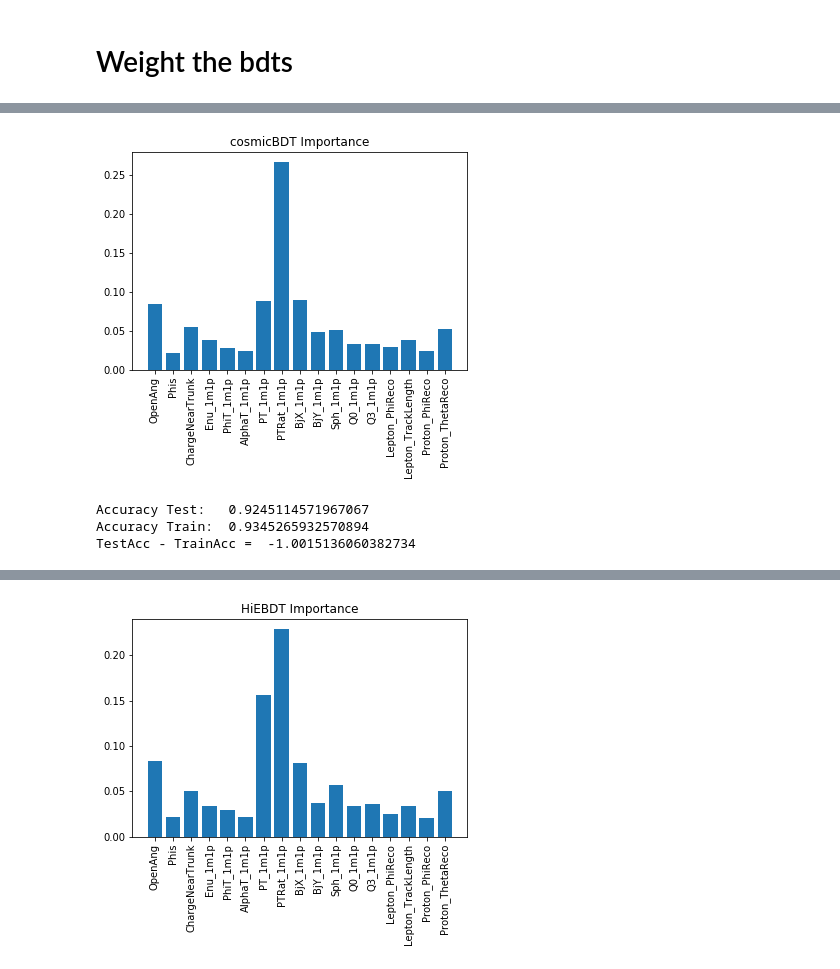
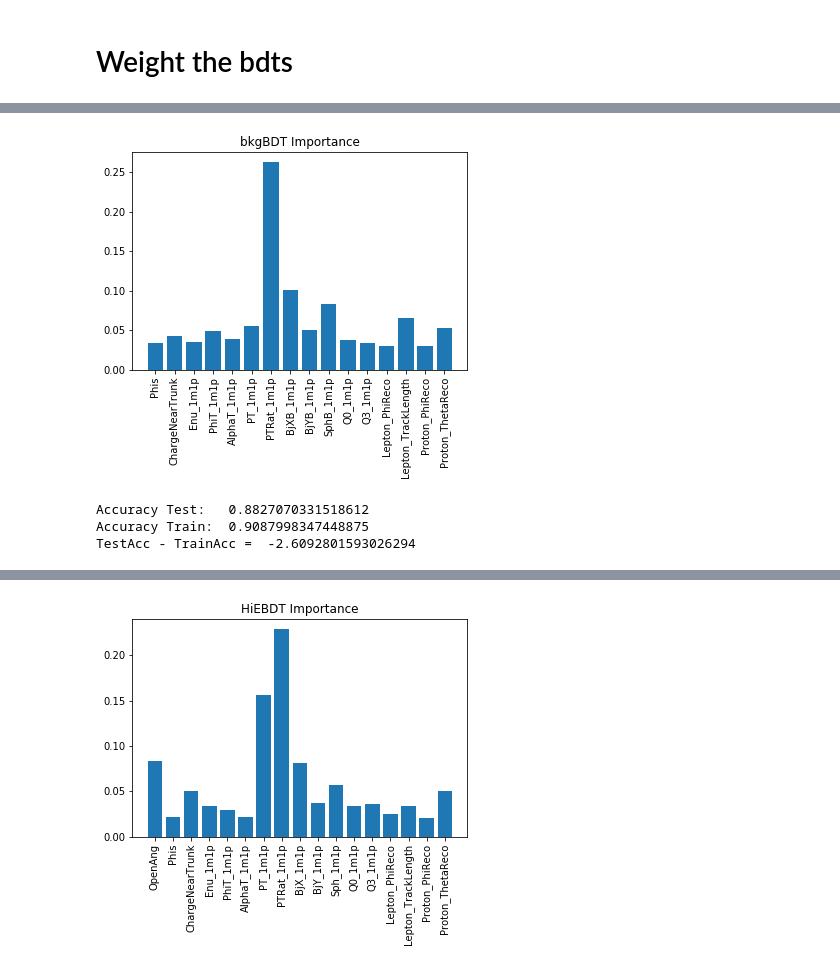
Before and after one commit to LArbys/1L1PSelection, a Jupyter notebook: Notebooks/DL_BDTTraining_1mu1p-prime.ipynb, the cells around one changed output, grey strips where cells are left out. Drawn from its saved outputs; the diff is of its cells as text; code cells hidden in the pictures.

```diff
--- a/Notebooks/DL_BDTTraining_1mu1p-prime.ipynb
+++ b/Notebooks/DL_BDTTraining_1mu1p-prime.ipynb
@@ -237,0 +304,13 @@ myvars = vars_may13
+# %%
+df_ccqe = df_ccqe_r3
+df_ccqe_lowe = df_ccqe_lowe_r3
+df_cosmic = df_cosmic_r3
+df_nubkg = df_nubkg_r3
+
+X = pd.concat((df_ccqe,df_ccqe_lowe),sort=False)[myvars].values.tolist()
+w1 = np.ones(len(df_ccqe))*1.0
+w2 = np.ones(len(df_ccqe_lowe))*1
+wsig = np.concatenate((w1,w2))
+
+Y_bkg = pd.concat((df_cosmic,df_nubkg),sort=False)[myvars].values.tolist()
+wbkg = np.ones(len(Y_bkg))
@@ -238,48 +389,25 @@ myvars = vars_may13
 # %%
-X = df_signal[myvars].values.tolist()
-Y_cos = df_extbkg[myvars].values.tolist()
-
-#######################################################################################################
-Xl = [1 for i in range(len(X))]
-Yl = [0 for i in range(len(Y_cos))]
-
-seed = 15
-test_size = 0.3
-x_train, x_test, y_train, y_test = train_test_split(asarray(X+Y_cos), asarray(Xl+Yl), test_size=test_size, random_state=seed)
-
-eval_set = [(x_train, y_train), (x_test, y_test)]
-cosmicBDT = XGBClassifier(silent=False,
-                      scale_pos_weight=1,
-                      learning_rate=0.01,
-                      #colsample_bytree = .8,
-                      objective='binary:logistic',
-                      subsample = 0.8,
-                      n_estimators=1000,
-                      max_depth=5,
-                      gamma=5)
-cosmicBDT.fit(x_train, y_train)
-
-y_checkV = cosmicBDT.predict(x_test) #
-y_checkT = cosmicBDT.predict(x_train) #
+y_checkV = bkgBDT.predict(x_test) #
+y_checkT = bkgBDT.predict(x_train) #
 #
 predictionsV = [round(value) for value in y_checkV] #
 predictionsT = [round(value) for value in y_checkT] #
 accuracy_diff = (accuracy_score(y_test, predictionsV)-accuracy_score(y_train,predictionsT))*100. #
 
 fig,ax = plt.subplots(figsize=(6,4))
-ax.set_title('cosmicBDT Importance')
-plt.bar(range(len(cosmicBDT.feature_importances_)), cosmicBDT.feature_importances_)
-plt.xticks(range(len(cosmicBDT.feature_importances_)),myvars, rotation='vertical')
+ax.set_title('bkgBDT Importance')
+plt.bar(range(len(bkgBDT.feature_importances_)), bkgBDT.feature_importances_)
+plt.xticks(range(len(bkgBDT.feature_importances_)),myvars, rotation='vertical')
 plt.show()
 
 acc_test = accuracy_score(y_test, predictionsV)
 acc_train = accuracy_score(y_train,predictionsT)
 accuracy_diff = (acc_test-acc_train)*100. #
 print("Accuracy Test:  ",acc_test)
 print("Accuracy Train: ",acc_train)
 print("TestAcc - TrainAcc = ",accuracy_diff)
 # %% [output]
-[figure, old version]
+[figure, new version]
-Accuracy Test:   0.9245114571967067
-Accuracy Train:  0.9345265932570894
-TestAcc - TrainAcc =  -1.0015136060382734
+Accuracy Test:   0.8827070331518612
+Accuracy Train:  0.9087998347448875
+TestAcc - TrainAcc =  -2.6092801593026294
```
Also changed, not shown: parts of 43 cells of this notebook, 5 other files.
